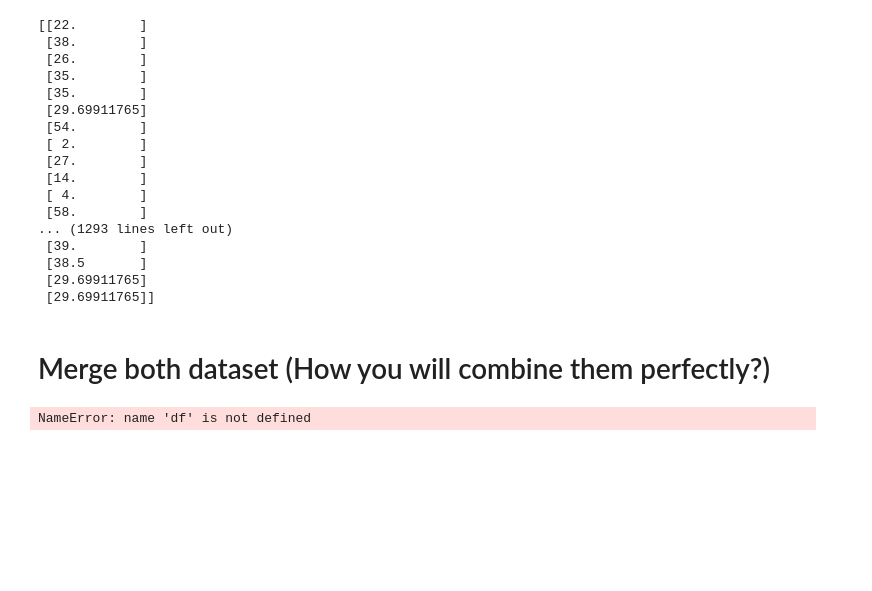
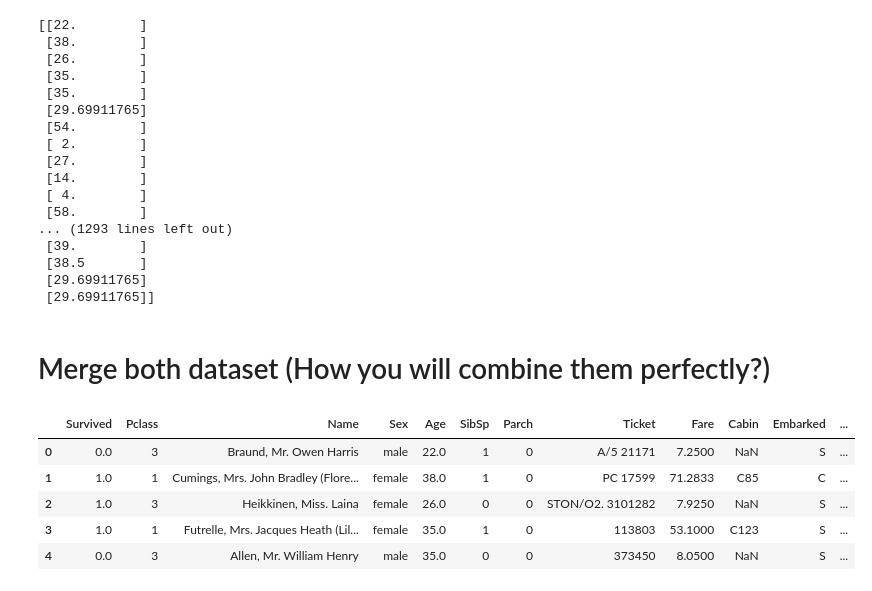
Before and after one commit to CemRoot/NATIONAL-COLLEGE-OF-IRELAND-LESSONS-LABS, a Jupyter notebook: LABS/Machine Learning/LAB1/Lab 1 B- Tasks.ipynb, the cells around one changed output. Saved outputs shown, nothing was run; the diff lists cells and outputs as text; code cells hidden in the pictures; blank space fills up the shorter version.

```diff
--- a/LABS/Machine Learning/Lab 1 B- Tasks.ipynb
+++ b/LABS/Machine Learning/LAB1/Lab 1 B- Tasks.ipynb
@@ -219,16 +219,26 @@ print(Iterative_impute_test)
 # %% [markdown]
 # Merge both dataset (How you will combine them perfectly?)
 # %%
-# Assuming 'PassengerId' is the common key in both train_data and test_data
+# Merge both datasets for analysis
 
-# Select relevant columns from train_data and test_data
-df1 = train_data[['PassengerId', 'Survived', 'Pclass']]
-df2 = test_data[['PassengerId', 'Name', 'Sex', 'Age']]
+# Add a column to distinguish between train and test data
+train_data['Dataset'] = 'Train'
+test_data['Dataset'] = 'Test'
 
-# Merge the DataFrames on 'PassengerId'
-merged_df = pd.merge(df1, df2, on='PassengerId', how='inner')
+# Concatenate the datasets
+combined_data = pd.concat([train_data, test_data], axis=0, ignore_index=True)
 
-# Display the merged DataFrame
-print(merged_df)
+# Drop unnecessary column
+combined_data.drop(columns=['PassengerId'], inplace=True)
+
+# Display the first few rows of the combined dataset
+combined_data.head()
+
+# Note: Ensure that you do not use this combined dataset for training models to avoid data leakage.
 # %% [output]
-NameError: name 'df' is not defined
+|  | Survived | Pclass | Name | Sex | Age | SibSp | Parch | Ticket | Fare | Cabin | Embarked | ... |
+| 0 | 0.0 | 3 | Braund, Mr. Owen Harris | male | 22.0 | 1 | 0 | A/5 21171 | 7.2500 | NaN | S | ... |
+| 1 | 1.0 | 1 | Cumings, Mrs. John Bradley (Flore... | female | 38.0 | 1 | 0 | PC 17599 | 71.2833 | C85 | C | ... |
+| 2 | 1.0 | 3 | Heikkinen, Miss. Laina | female | 26.0 | 0 | 0 | STON/O2. 3101282 | 7.9250 | NaN | S | ... |
+| 3 | 1.0 | 1 | Futrelle, Mrs. Jacques Heath (Lil... | female | 35.0 | 1 | 0 | 113803 | 53.1000 | C123 | S | ... |
+| 4 | 0.0 | 3 | Allen, Mr. William Henry | male | 35.0 | 0 | 0 | 373450 | 8.0500 | NaN | S | ... |
```
Also changed, not shown: 22 other files.
